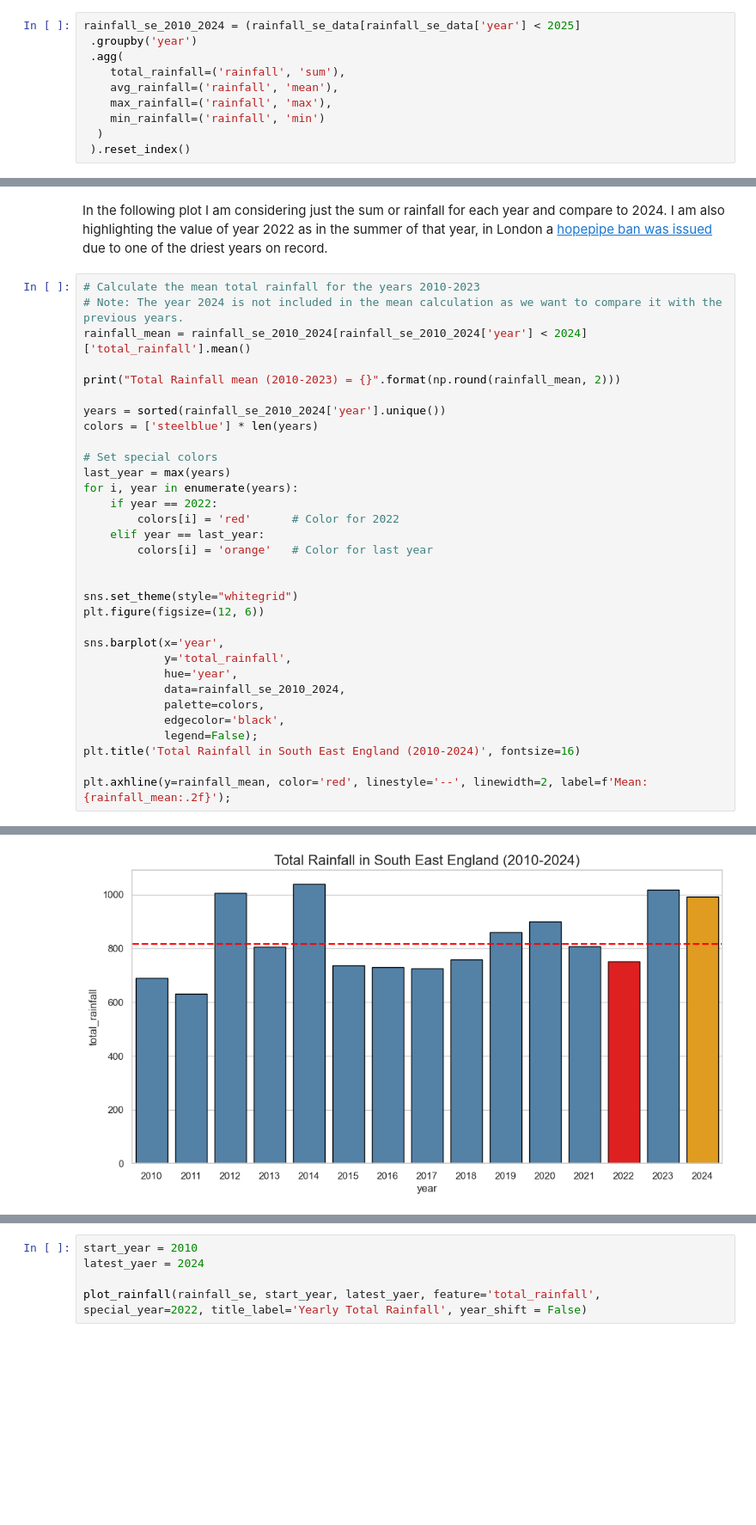
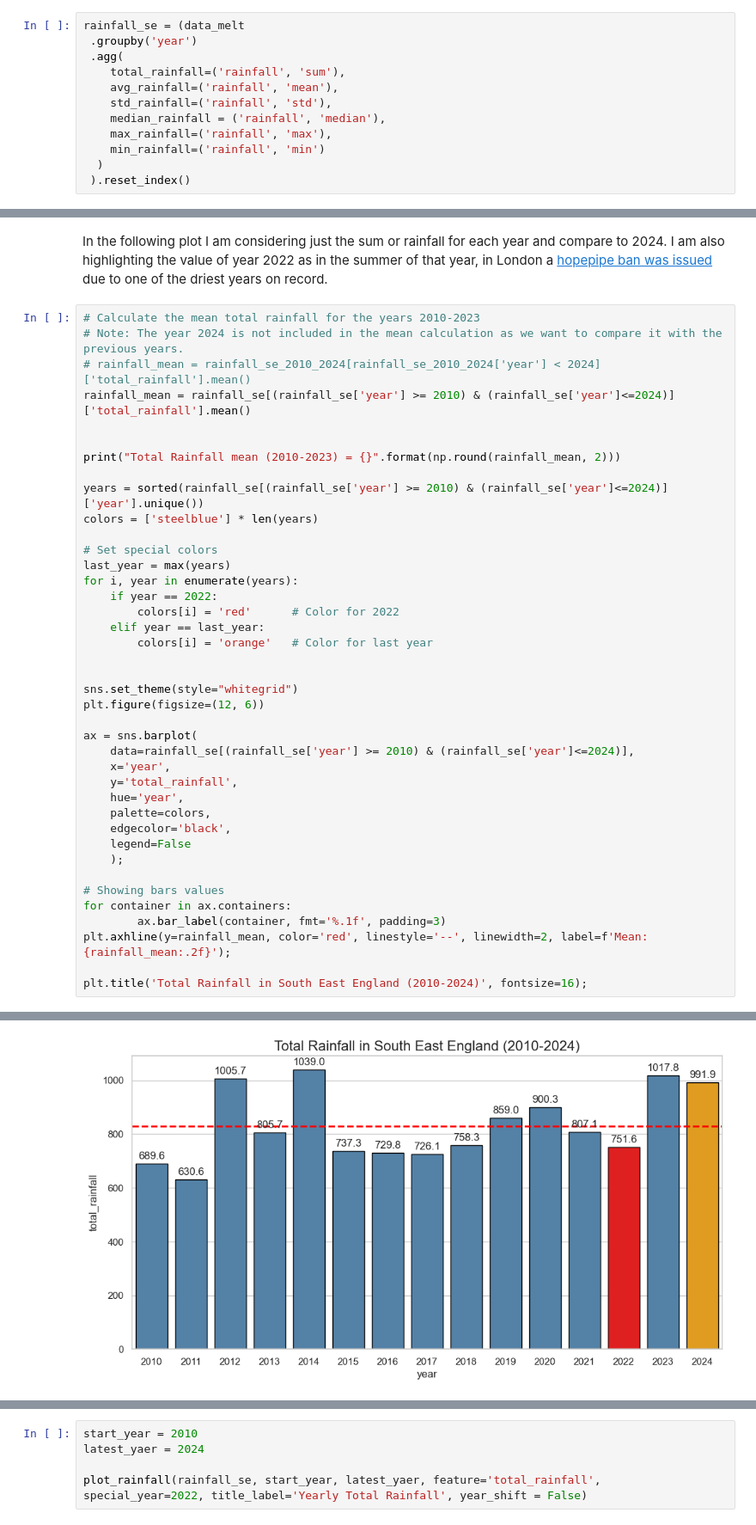
Before and after one commit to pacoraggio/London-Rainfall, a Jupyter notebook: data_source_analysis.ipynb, the cells around one changed output, grey strips where cells are left out. Shown: that part at 86% size. Drawn from its saved outputs; the diff is of its cells as text; blank space fills up the shorter version.

Commit message:
Created .py files for data manimulation and visualization. New notebook for creating and testing external functions.

```diff
--- a/data_source_analysis.ipynb
+++ b/data_source_analysis.ipynb
@@ -107,11 +107,13 @@ rainfall_se_data
 | 2279 | 2025 | dec | NaN |
 192 rows × 3 columns
 # %%
-rainfall_se_2010_2024 = (rainfall_se_data[rainfall_se_data['year'] < 2025]
+rainfall_se = (data_melt
  .groupby('year')
  .agg(
     total_rainfall=('rainfall', 'sum'),
     avg_rainfall=('rainfall', 'mean'),
+    std_rainfall=('rainfall', 'std'),
+    median_rainfall = ('rainfall', 'median'),
     max_rainfall=('rainfall', 'max'),
     min_rainfall=('rainfall', 'min')
   )
@@ -130,11 +139,13 @@ In the following plot I am considering just the sum or rainfall for each year an
 # %%
 # Calculate the mean total rainfall for the years 2010-2023
 # Note: The year 2024 is not included in the mean calculation as we want to compare it with the previous years.
-rainfall_mean = rainfall_se_2010_2024[rainfall_se_2010_2024['year'] < 2024]['total_rainfall'].mean()
+# rainfall_mean = rainfall_se_2010_2024[rainfall_se_2010_2024['year'] < 2024]['total_rainfall'].mean()
+rainfall_mean = rainfall_se[(rainfall_se['year'] >= 2010) & (rainfall_se['year']<=2024)]['total_rainfall'].mean()
+
 
 print("Total Rainfall mean (2010-2023) = {}".format(np.round(rainfall_mean, 2)))
 
-years = sorted(rainfall_se_2010_2024['year'].unique())
+years = sorted(rainfall_se[(rainfall_se['year'] >= 2010) & (rainfall_se['year']<=2024)]['year'].unique())
 colors = ['steelblue'] * len(years)
 
 # Set special colors
@@ -149,14 +160,20 @@ for i, year in enumerate(years):
 sns.set_theme(style="whitegrid")
 plt.figure(figsize=(12, 6))
 
-sns.barplot(x='year',
-            y='total_rainfall',
-            hue='year',
-            data=rainfall_se_2010_2024,
-            palette=colors,
-            edgecolor='black',
-            legend=False);
-plt.title('Total Rainfall in South East England (2010-2024)', fontsize=16)
+ax = sns.barplot(
+    data=rainfall_se[(rainfall_se['year'] >= 2010) & (rainfall_se['year']<=2024)],
+    x='year',
+    y='total_rainfall',
+    hue='year',
+    palette=colors,
+    edgecolor='black',
+    legend=False
+    );
 
+# Showing bars values
+for container in ax.containers:
+        ax.bar_label(container, fmt='%.1f', padding=3)
 plt.axhline(y=rainfall_mean, color='red', linestyle='--', linewidth=2, label=f'Mean: {rainfall_mean:.2f}');
+
+plt.title('Total Rainfall in South East England (2010-2024)', fontsize=16);
 # %% [output]
@@ -164 +181 @@ Total Rainfall mean (2010-2023) = 818.42
-[figure, old version]
+[figure, new version]
```
Also changed, not shown: parts of 29 cells of this notebook, 3 other files.
